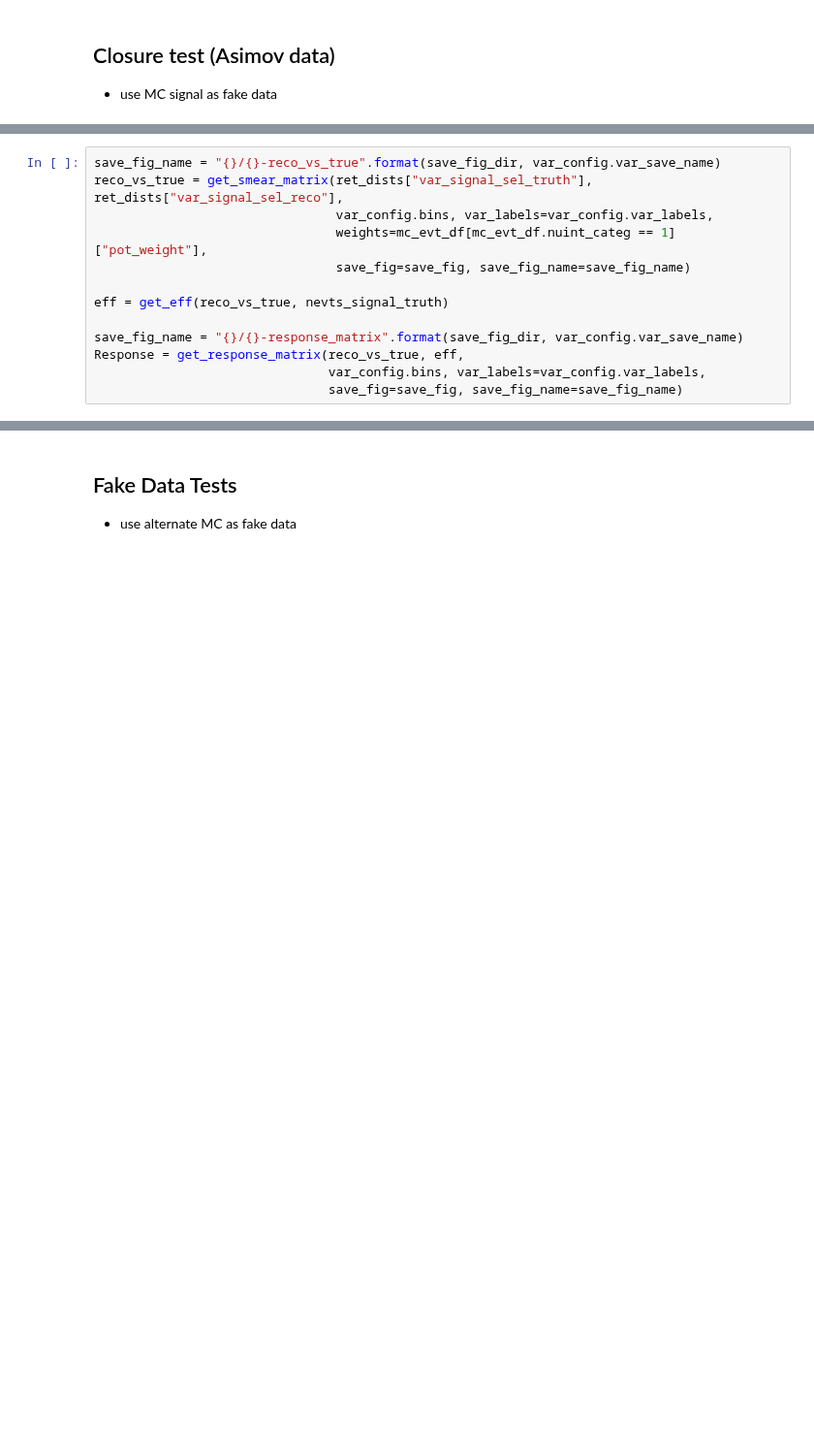
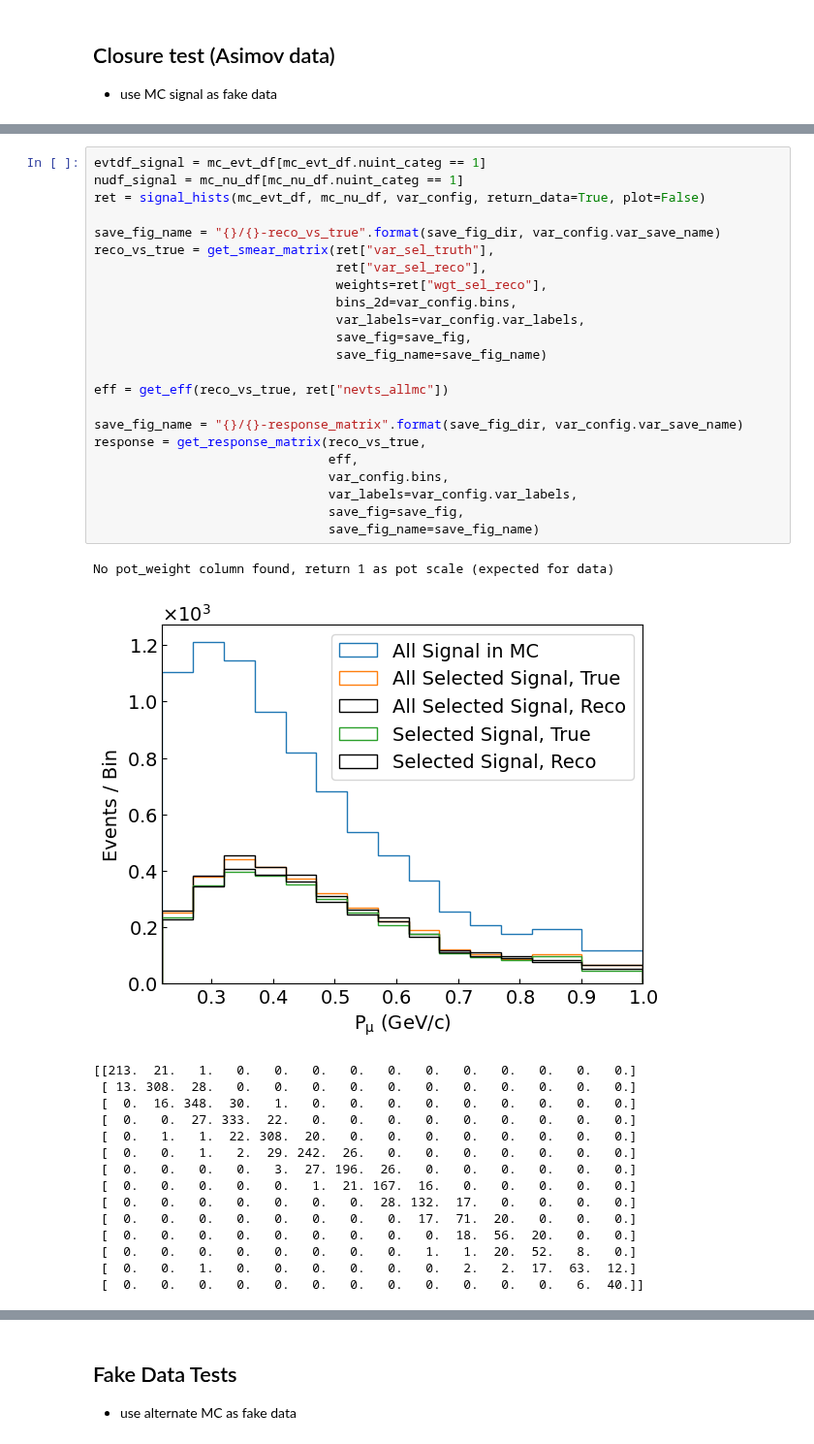
Before and after one commit to sungbinoh/cafpyana, a Jupyter notebook: analysis_village/numucc_1p0pi/unfolding-fake_data_tests.ipynb, the cells around one changed output, grey strips where cells are left out. Shown at 97% size. Drawn from its saved outputs; the diff is of its cells as text; blank space fills up the shorter version.

```diff
--- a/analysis_village/numucc_1p0pi/unfolding-fake_data_tests.ipynb
+++ b/analysis_village/numucc_1p0pi/unfolding-fake_data_tests.ipynb
@@ -234,13 +252,40 @@ plot_genie_breakdown(var_categ, weights_categ, var_total, weights_total,
 # %%
+evtdf_signal = mc_evt_df[mc_evt_df.nuint_categ == 1]
+nudf_signal = mc_nu_df[mc_nu_df.nuint_categ == 1]
+ret = signal_hists(mc_evt_df, mc_nu_df, var_config, return_data=True, plot=False)
+
 save_fig_name = "{}/{}-reco_vs_true".format(save_fig_dir, var_config.var_save_name)
-reco_vs_true = get_smear_matrix(ret_dists["var_signal_sel_truth"], ret_dists["var_signal_sel_reco"],
-                                var_config.bins, var_labels=var_config.var_labels,
-                                weights=mc_evt_df[mc_evt_df.nuint_categ == 1]["pot_weight"],
-                                save_fig=save_fig, save_fig_name=save_fig_name)
+reco_vs_true = get_smear_matrix(ret["var_sel_truth"],
+                                ret["var_sel_reco"],
+                                weights=ret["wgt_sel_reco"],
+                                bins_2d=var_config.bins,
+                                var_labels=var_config.var_labels,
+                                save_fig=save_fig,
+                                save_fig_name=save_fig_name)
 
-eff = get_eff(reco_vs_true, nevts_signal_truth)
+eff = get_eff(reco_vs_true, ret["nevts_allmc"])
 
 save_fig_name = "{}/{}-response_matrix".format(save_fig_dir, var_config.var_save_name)
-Response = get_response_matrix(reco_vs_true, eff,
-                               var_config.bins, var_labels=var_config.var_labels,
-                               save_fig=save_fig, save_fig_name=save_fig_name)
+response = get_response_matrix(reco_vs_true,
+                               eff,
+                               var_config.bins,
+                               var_labels=var_config.var_labels,
+                               save_fig=save_fig,
+                               save_fig_name=save_fig_name)
+# %% [output]
+No pot_weight column found, return 1 as pot scale (expected for data)
+[figure, added]
+[[213.  21.   1.   0.   0.   0.   0.   0.   0.   0.   0.   0.   0.   0.]
+ [ 13. 308.  28.   0.   0.   0.   0.   0.   0.   0.   0.   0.   0.   0.]
+ [  0.  16. 348.  30.   1.   0.   0.   0.   0.   0.   0.   0.   0.   0.]
+ [  0.   0.  27. 333.  22.   0.   0.   0.   0.   0.   0.   0.   0.   0.]
+ [  0.   1.   1.  22. 308.  20.   0.   0.   0.   0.   0.   0.   0.   0.]
+ [  0.   0.   1.   2.  29. 242.  26.   0.   0.   0.   0.   0.   0.   0.]
+ [  0.   0.   0.   0.   3.  27. 196.  26.   0.   0.   0.   0.   0.   0.]
+ [  0.   0.   0.   0.   0.   1.  21. 167.  16.   0.   0.   0.   0.   0.]
+ [  0.   0.   0.   0.   0.   0.   0.  28. 132.  17.   0.   0.   0.   0.]
+ [  0.   0.   0.   0.   0.   0.   0.   0.  17.  71.  20.   0.   0.   0.]
+ [  0.   0.   0.   0.   0.   0.   0.   0.   0.  18.  56.  20.   0.   0.]
+ [  0.   0.   0.   0.   0.   0.   0.   0.   1.   1.  20.  52.   8.   0.]
+ [  0.   0.   1.   0.   0.   0.   0.   0.   0.   2.   2.  17.  63.  12.]
+ [  0.   0.   0.   0.   0.   0.   0.   0.   0.   0.   0.   0.   6.  40.]]
```
Also changed, not shown: parts of 32 cells of this notebook, 1 other file.
